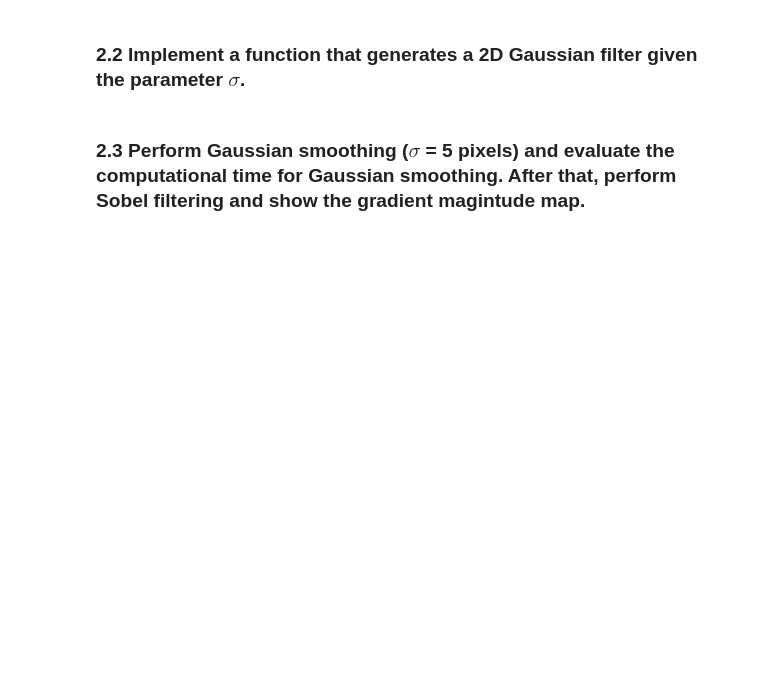
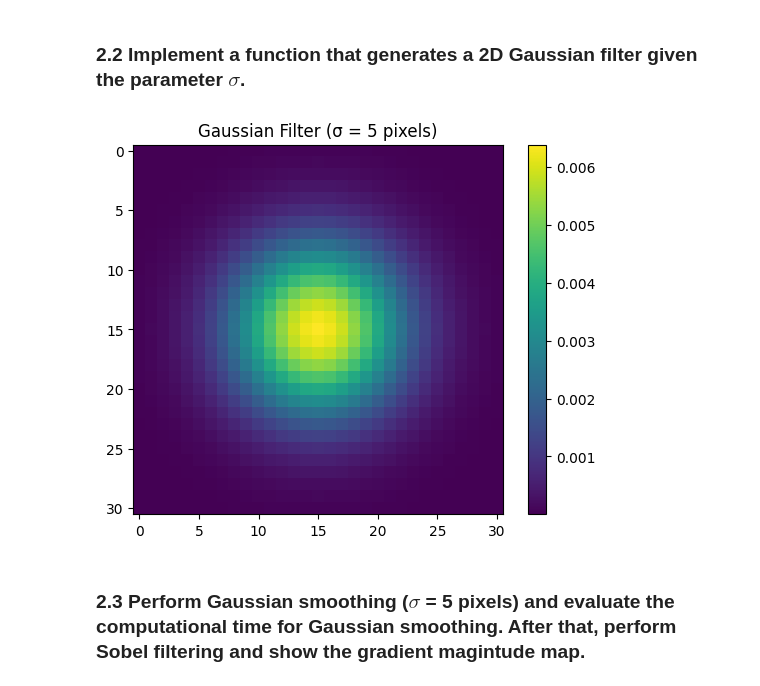
Before and after one commit to SovietMeteor10/Computer_Vision_2025, a Jupyter notebook: coursework_01/coursework_01.ipynb, the cells around one changed output. Drawn from its saved outputs; the diff is of its cells as text; code cells hidden in the pictures; blank space fills up the shorter version.

```diff
--- a/coursework_01/coursework_01.ipynb
+++ b/coursework_01/coursework_01.ipynb
@@ -150,18 +174,33 @@ plt.gcf().set_size_inches(8, 8)
 # %%
 # Design the Gaussian filter
 def gaussian_filter_2d(sigma):
     # sigma: the parameter sigma in the Gaussian kernel (unit: pixel)
     #
     # return: a 2D array for the Gaussian kernel
 
     ### Insert your code ###
-    h = ...
+    size = int(2 * np.ceil(3 * sigma) + 1)
+    center = size // 2
+
+    # Create a grid of (x, y) coordinates
+    x, y = np.meshgrid(np.arange(size) - center, np.arange(size) - center)
+
+    # Compute the Gaussian function
+    h = np.exp(-(x**2 + y**2) / (2 * sigma**2))
+
+    # Normalize so that the sum of the kernel is 1
+    h /= h.sum()
     return h
 
 # Visualise the Gaussian filter when sigma = 5 pixel (provided)
 sigma = 5
 h = gaussian_filter_2d(sigma)
 plt.imshow(h)
+plt.title(f'Gaussian Filter (σ = {sigma} pixels)')
+plt.colorbar()
+plt.show()
+# %% [output]
+[figure, added]
 # %% [markdown]
 ### 2.3 Perform Gaussian smoothing ($\sigma$ = 5 pixels) and evaluate the computational time for Gaussian smoothing. After that, perform Sobel filtering and show the gradient magintude map.
 # %%
```
Also changed, not shown: parts of 15 cells of this notebook.
